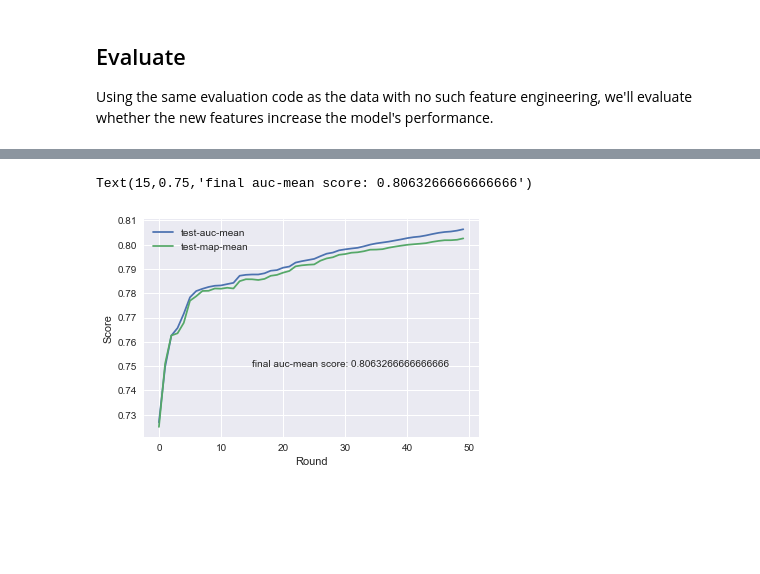
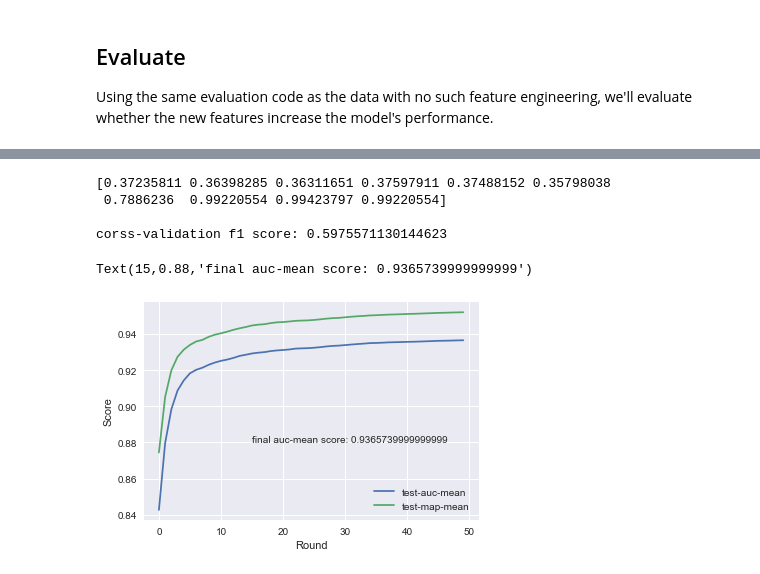
Before and after one commit to BA545-SP2019/2019-competition2-3-musketeers, a Jupyter notebook: Kevin/Ratios2-Copy1.ipynb, the cells around one changed output, grey strips where cells are left out. Saved outputs shown, nothing was run; the diff lists cells and outputs as text; code cells hidden in the pictures; blank space fills up the shorter version.

Commit message:
finished sequential notebook (ratio2-copy)

```diff
--- a/Kevin/Ratios2-Copy1.ipynb
+++ b/Kevin/Ratios2-Copy1.ipynb
@@ -75,7 +85,7 @@ lst1 = ['PERCENT_OF_LIMIT_BAL1', 'PERCENT_OF_LIMIT_BAL2', 'PERCENT_OF_LIMIT_BAL3
 lst2 = ['PERCENT_OF_LIMIT_BAL2', 'PERCENT_OF_LIMIT_BAL3', 'PERCENT_OF_LIMIT_BAL4', 'PERCENT_OF_LIMIT_BAL5', 'PERCENT_OF_LIMIT_BAL6']
 for idx, (column1, column2) in enumerate(zip(lst1, lst2)):
     idx += 1
-    df[f"PERCENT_OF_LIMIT_BAL{idx}_INDICATOR"] = np.where(df[column1] > df[column2], 1, 0)
+    df[f"PERCENT_OF_LIMIT_BAL_{idx}_INDICATOR"] = np.where(df[column1] > df[column2], 1, 0)
 # %% [markdown]
 ### what ratio of the bill are they paying?
 ### similar to oustanding balance, might have to choose
@@ -90,15 +100,25 @@ lst1 = ['BILL_AMT1', 'BILL_AMT2', 'BILL_AMT3', 'BILL_AMT4','BILL_AMT5', 'BILL_AM
 lst2 = ['PAY_AMT1', 'PAY_AMT2', 'PAY_AMT3','PAY_AMT4', 'PAY_AMT5', 'PAY_AMT6']
 for idx, (col1, col2) in enumerate(zip(lst1, lst2)):
     idx +=1
-    df[f"PAY_RATIO{idx}"] = np.where(df[col1] != 0, df[col2]/df[col1], 1)
+    df[f"PAY_RATIO_{idx}"] = np.where(df[col1] != 0, df[col2]/df[col1], 1)
-# %%
-#define pay_ratio_indicator
-
-lst1 = ['PAY_RATIO1', 'PAY_RATIO2', 'PAY_RATIO3', 'PAY_RATIO4', 'PAY_RATIO5']
-lst2 = ['PAY_RATIO2', 'PAY_RATIO3', 'PAY_RATIO4', 'PAY_RATIO5', 'PAY_RATIO6']
-for idx, (column1, column2) in enumerate(zip(lst1, lst2)):
-    idx += 1
-    df[f"PAY_RATIO{idx}_INDICATOR"] = np.where(df[column1] > df[column2], 1, 0)
+# %%
+#create the indicator
+#if the ratio is increasing across the months we will give them a 1, 0 if is the same or decreasing.
+
+df.loc[df["PAY_RATIO_1"] < df["PAY_RATIO_2"], 'PAY_RATIO_1_INDICATOR'] = (1*(5/5))
+df.loc[df["PAY_RATIO_1"] >= df["PAY_RATIO_2"], 'PAY_RATIO_1_INDICATOR'] = 0
+
+df.loc[df["PAY_RATIO_2"] < df["PAY_RATIO_3"], 'PAY_RATIO_2_INDICATOR'] = (1*(4/5))
+df.loc[df["PAY_RATIO_2"] >= df["PAY_RATIO_3"], 'PAY_RATIO_2_INDICATOR'] = 0
+
+df.loc[df["PAY_RATIO_3"] < df["PAY_RATIO_4"], 'PAY_RATIO_3_INDICATOR'] = (1*(3/5))
+df.loc[df["PAY_RATIO_3"] >= df["PAY_RATIO_4"], 'PAY_RATIO_3_INDICATOR'] = 0
+
+df.loc[df["PAY_RATIO_4"] < df["PAY_RATIO_5"], 'PAY_RATIO_4_INDICATOR'] = (1*(2/5))
+df.loc[df["PAY_RATIO_4"] >= df["PAY_RATIO_5"], 'PAY_RATIO_4_INDICATOR'] = 0
+
+df.loc[df["PAY_RATIO_5"] < df["PAY_RATIO_6"], 'PAY_RATIO_5_INDICATOR'] = (1*(1/5))
+df.loc[df["PAY_RATIO_5"] >= df["PAY_RATIO_6"], 'PAY_RATIO_5_INDICATOR'] = 0
 # %%
 df.head().T
 # %% [output]
@@ -127,10 +178,25 @@ Using the same evaluation code as the data with no such feature engineering, we'
+# %%
+#drop the features that are used in calculating other features
+
+df_no = df.drop(columns = ['OUTSTANDING_BAL1',
+       'OUTSTANDING_BAL2', 'OUTSTANDING_BAL3', 'OUTSTANDING_BAL4',
+       'OUTSTANDING_BAL5', 'OUTSTANDING_BAL6', 'BILL_AMT1', 'BILL_AMT2', 'BILL_AMT3', 'BILL_AMT4',
+       'BILL_AMT5', 'BILL_AMT6', 'PAY_AMT1', 'PAY_AMT2', 'PAY_AMT3',
+       'PAY_AMT4', 'PAY_AMT5', 'PAY_AMT6'])
+
+evaluate_baseline(df_no)
+# %% [output]
+[0.37235811 0.36398285 0.36311651 0.37597911 0.37488152 0.35798038
+ 0.7886236  0.99220554 0.99423797 0.99220554]
+
+corss-validation f1 score: 0.5975571130144623
 # %%
 results = XGBoost_evaluate(df)
 # %%
 results[['test-auc-mean', 'test-map-mean']].plot()
 plt.xlabel('Round')
 plt.ylabel('Score')
-plt.annotate(xy = (15,.75), s='final auc-mean score: ' +str(results['test-auc-mean'][49]))
+plt.annotate(xy = (15,.88), s='final auc-mean score: ' +str(results['test-auc-mean'][49]))
 # %% [output]
-Text(15,0.75,'final auc-mean score: 0.8063266666666666')
+Text(15,0.88,'final auc-mean score: 0.9365739999999999')
-[figure, old version]
+[figure, new version]
```
Also changed, not shown: parts of 6 cells of this notebook, 4 other files.
